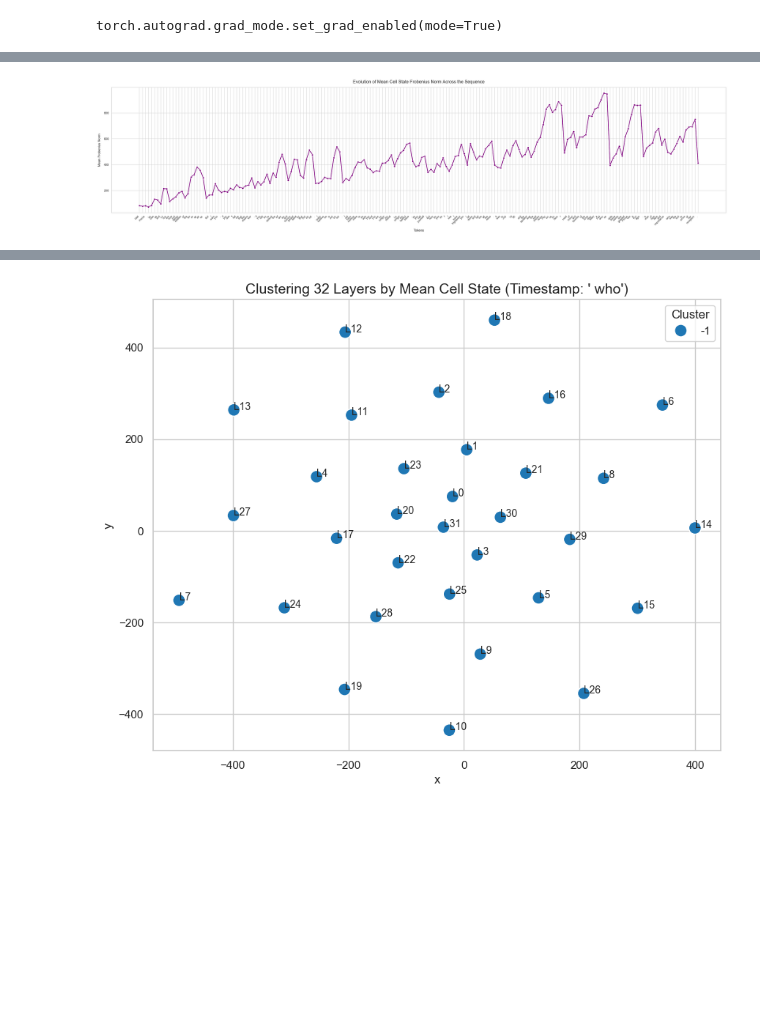
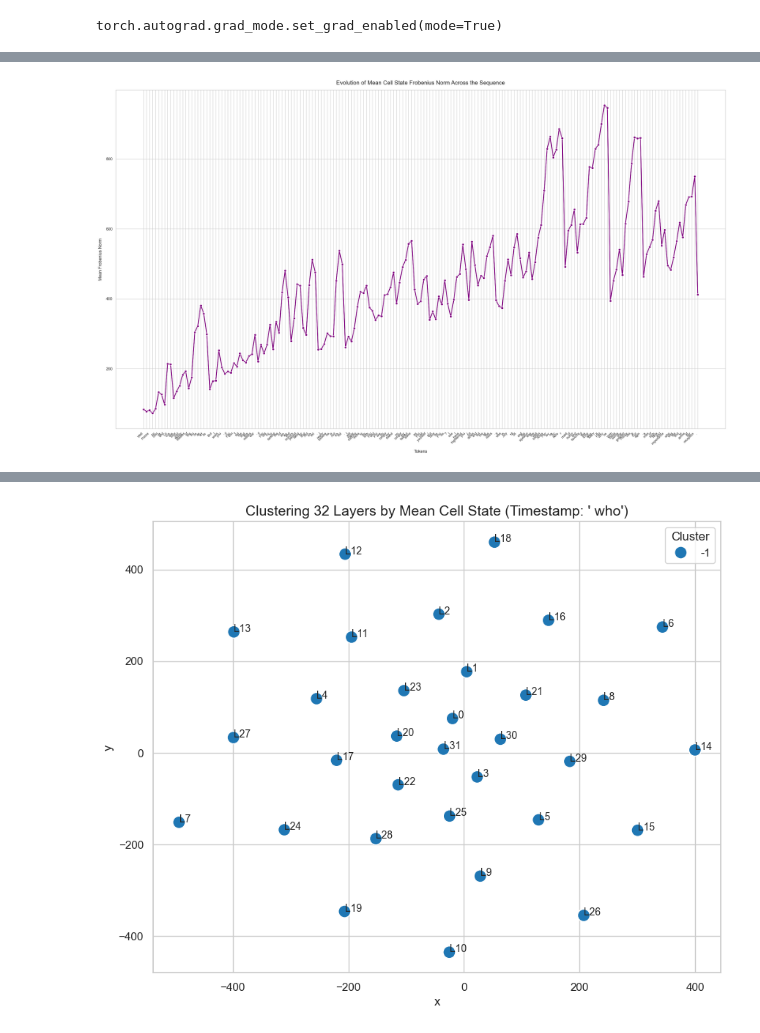
Before and after one commit to TanaseVictorFlavian/Dissertation-code, a Jupyter notebook: logit_lens/checked_experiments/cell_state_f_norm_per_token.ipynb, the cells around one changed output, grey strips where cells are left out. Saved outputs shown, nothing was run; the diff lists cells and outputs as text; code cells hidden in the pictures; blank space fills up the shorter version.

```diff
--- a/logit_lens/checked_experiments/cell_state_f_norm_per_token.ipynb
+++ b/logit_lens/checked_experiments/cell_state_f_norm_per_token.ipynb
@@ -229,7 +229,7 @@ sns.set_theme(style="whitegrid")
 
 # 3. Create the plot
 
-plt.figure(figsize=(32, 8))
+plt.figure(figsize=(25, 15))
 ax = sns.lineplot(
     data=df,
     x='Token Index',
@@ -243,31 +243,31 @@ ax.set_xticks(range(len(tokens)))
 # Change rotation to 60 degrees (from 45) so the words stack a bit tighter vertically,
 # preventing long words from overlapping the word next to them
 ax.set_xticklabels(tokens, rotation=60, ha='right', fontsize=9)
 
 # A lineplot with markers is usually best for sequence data
 ax = sns.lineplot(
     data=df,
     x='Token Index',
     y='Mean Cell State Norm',
     marker="o",
     color="purple",
     linewidth=2,
     markersize=6
 )
 
 # 4. Format the X-axis to show the actual tokens tilted at 45 degrees
 ax.set_xticks(range(len(tokens)))
 ax.set_xticklabels(tokens, rotation=45, ha='right', fontsize=9)
 
 # 5. Add labels and a title
 plt.title("Evolution of Mean Cell State Frobenius Norm Across the Sequence", fontsize=16, pad=15)
 plt.xlabel("Tokens", fontsize=12, labelpad=10)
 plt.ylabel("Mean Frobenius Norm", fontsize=12, labelpad=10)
 
 # Optional: Tight layout ensures the tilted labels don't get cut off when saving/displaying
 plt.tight_layout()
 
 # Show the plot!
 plt.show()
 # %% [output]
-[figure, old version]
+[figure, new version]
```
Also changed, not shown: parts of 2 cells of this notebook, 8 other files.
